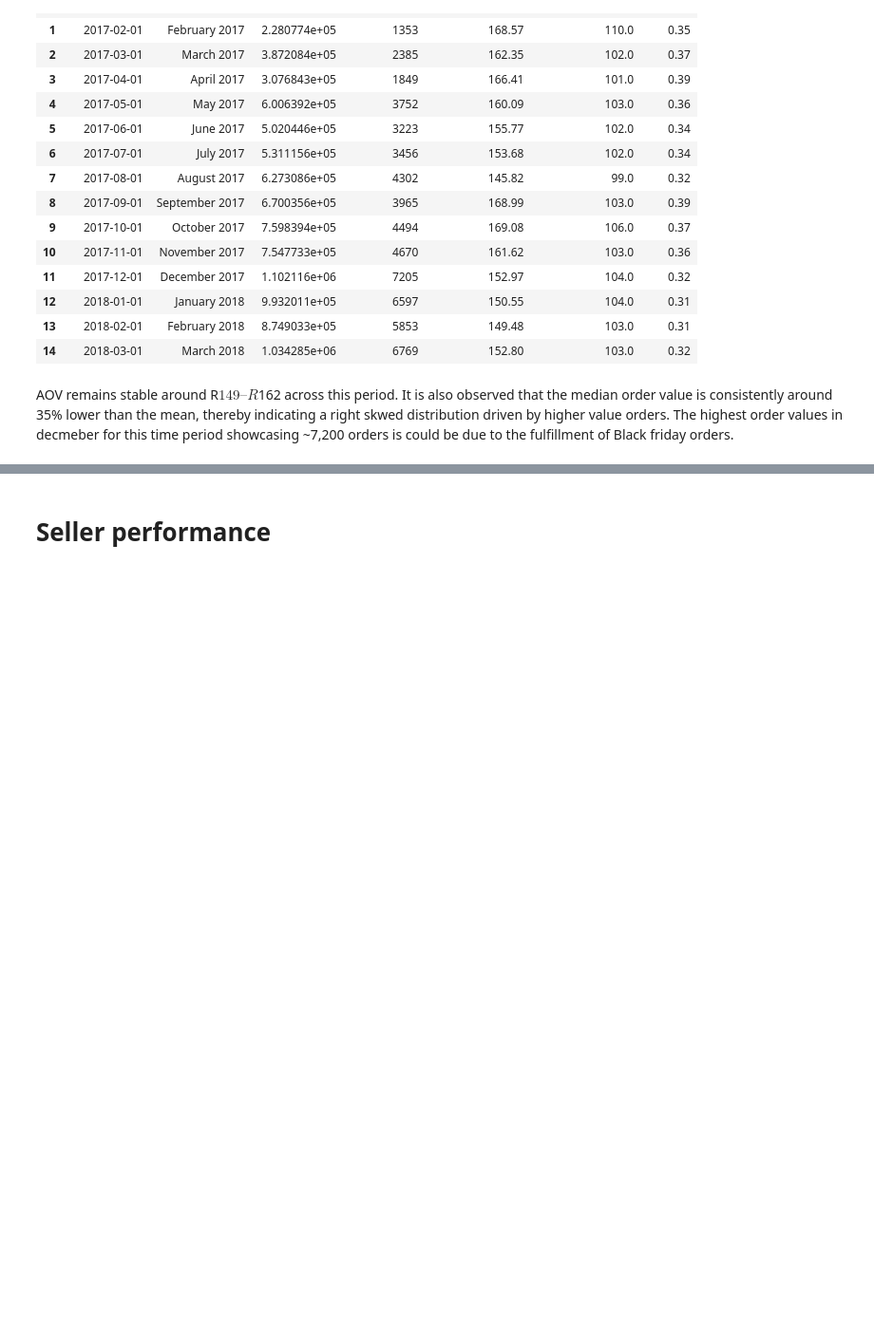
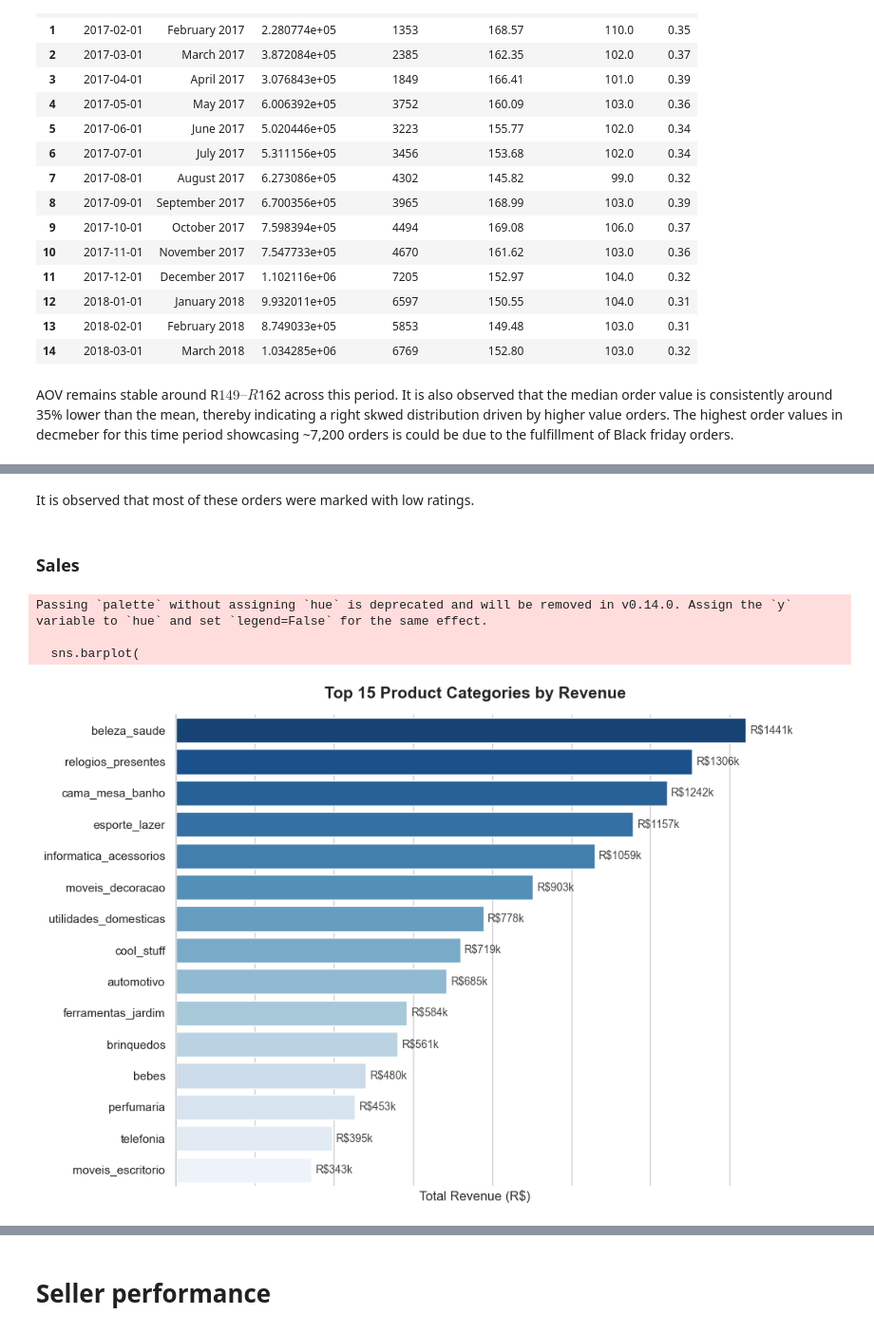
Before and after one commit to tejalig/olist-analysis, a Jupyter notebook: notebooks/05_EDA.ipynb, the cells around one changed output, grey strips where cells are left out. Shown at 95% size. Drawn from its saved outputs; the diff is of its cells as text; code cells hidden in the pictures; blank space fills up the shorter version.

Commit message:
visuals: top 15 product categories by revenue and order volume by number of payment installments

```diff
--- a/notebooks/05_EDA.ipynb
+++ b/notebooks/05_EDA.ipynb
@@ -417,0 +371,61 @@ conn.execute(query).df()
+# %% [markdown]
+It is observed that most of these orders were marked with low ratings.
+# %% [markdown]
+### Sales
+# %%
+# Top product categories based on revenue
+
+query ="""
+    select p.product_category_name, sum(sp.cost_total) as revenue
+    from products p
+    LEFT JOIN seller_performance sp
+    on p.product_id = sp.product_id
+    group by p.product_category_name
+    order by revenue desc
+    LIMIT 15
+
+"""
+df = conn.execute(query).df()
+
+fig, ax = plt.subplots(figsize=(10, 7))
+
+sns.barplot(
+    data=df,
+    x='revenue',
+    y='product_category_name',
+    palette='Blues_r',
+    ax=ax
+)
+
+# ── Formatting ────────────────────────────────────────
+ax.set_title('Top 15 Product Categories by Revenue',
+             fontsize=15, fontweight='bold', pad=15)
+ax.set_xlabel('Total Revenue (R$)', fontsize=12)
+ax.set_ylabel('')
+
+# Format x-axis as currency
+ax.xaxis.set_major_formatter(
+    plt.FuncFormatter(lambda x, _: f'R${x/1_000:.0f}k')
+)
+
+# Add value labels on each bar
+for container in ax.containers:
+    ax.bar_label(container,
+                 fmt=lambda x: f'R${x/1_000:.0f}k',
+                 padding=4,
+                 fontsize=10,
+                 color='#444441')
+
+# Clean up spines
+ax.spines['top'].set_visible(False)
+ax.spines['right'].set_visible(False)
+ax.spines['bottom'].set_visible(False)
+ax.tick_params(axis='x', which='both', bottom=False, labelbottom=False)
+
+plt.tight_layout()
+plt.show()
+# %% [output]
+Passing `palette` without assigning `hue` is deprecated and will be removed in v0.14.0. Assign the `y` variable to `hue` and set `legend=False` for the same effect.
+
+  sns.barplot(
+[figure, added]
```
Also changed, not shown: parts of 20 cells of this notebook.
